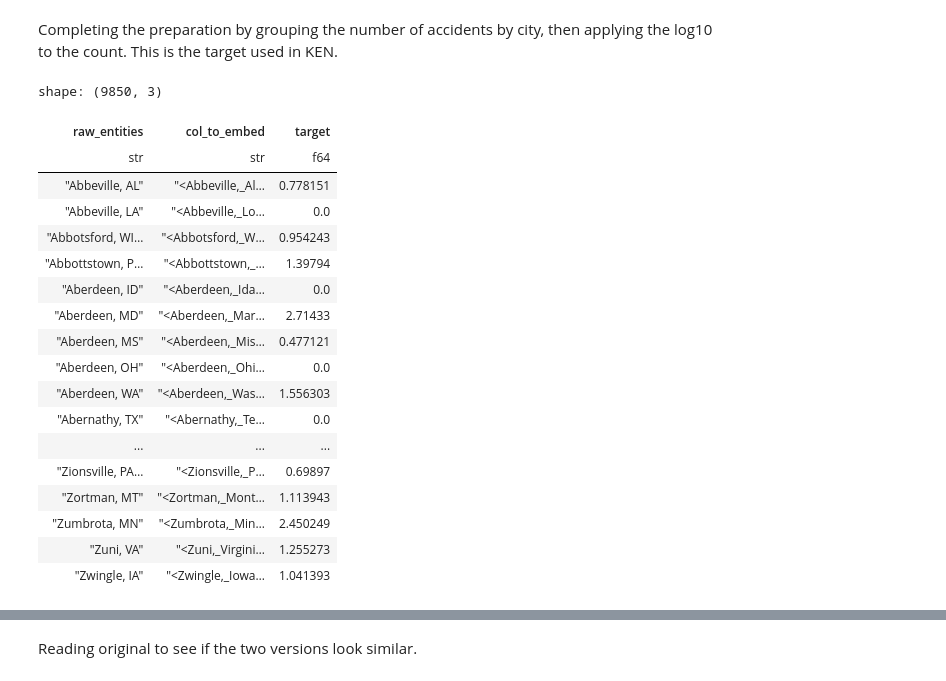
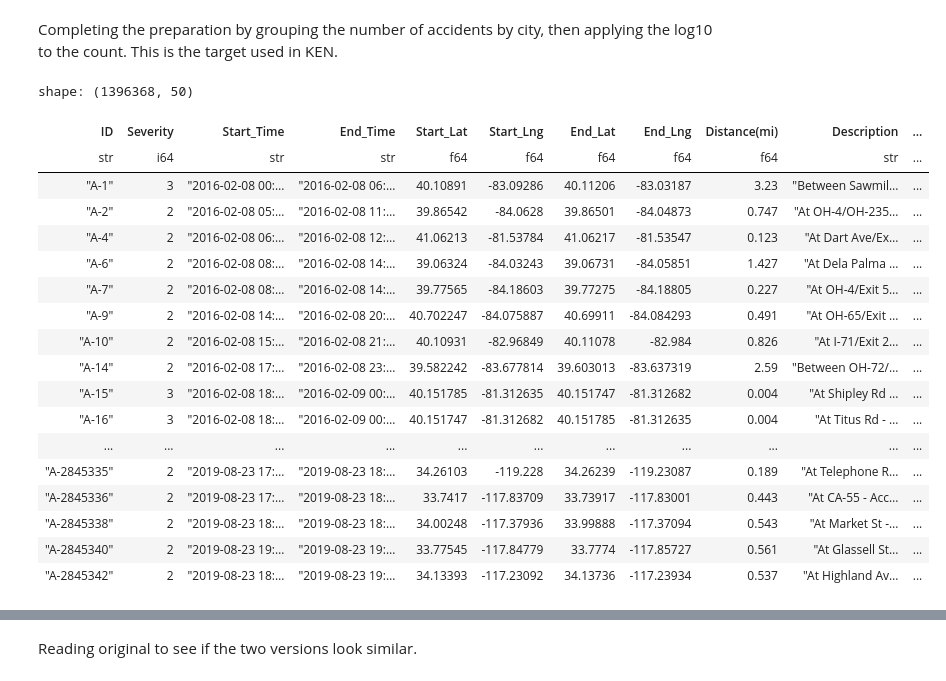
Before and after one commit to rcap107/YADL, a Jupyter notebook: notebooks/Eval KEN datasets.ipynb, the cells around one changed output, grey strips where cells are left out. Cells and saved outputs as stored; diff of their text form; code cells hidden in the pictures.

```diff
--- a/notebooks/Eval KEN datasets.ipynb
+++ b/notebooks/Eval KEN datasets.ipynb
@@ -96,25 +97,25 @@ df_final = df_counts.with_columns(
         pl.col("count").alias("target").log10()
     ]
 ).sort("raw_entities")
-# %%
-df_final
-# %% [output]
-shape: (9850, 3)
-| raw_entities | col_to_embed | target |
-| str | str | f64 |
-| "Abbeville, AL" | "<Abbeville,_Al… | 0.778151 |
-| "Abbeville, LA" | "<Abbeville,_Lo… | 0.0 |
-| "Abbotsford, WI… | "<Abbotsford,_W… | 0.954243 |
-| "Abbottstown, P… | "<Abbottstown,_… | 1.39794 |
-| "Aberdeen, ID" | "<Aberdeen,_Ida… | 0.0 |
-| "Aberdeen, MD" | "<Aberdeen,_Mar… | 2.71433 |
-| "Aberdeen, MS" | "<Aberdeen,_Mis… | 0.477121 |
-| "Aberdeen, OH" | "<Aberdeen,_Ohi… | 0.0 |
-| "Aberdeen, WA" | "<Aberdeen,_Was… | 1.556303 |
-| "Abernathy, TX" | "<Abernathy,_Te… | 0.0 |
-| ... | ... | ... |
-| "Zionsville, PA… | "<Zionsville,_P… | 0.69897 |
-| "Zortman, MT" | "<Zortman,_Mont… | 1.113943 |
-| "Zumbrota, MN" | "<Zumbrota,_Min… | 2.450249 |
-| "Zuni, VA" | "<Zuni,_Virgini… | 1.255273 |
-| "Zwingle, IA" | "<Zwingle,_Iowa… | 1.041393 |
+# %%
+df_filtered
+# %% [output]
+shape: (1396368, 50)
+| ID | Severity | Start_Time | End_Time | Start_Lat | Start_Lng | End_Lat | End_Lng | Distance(mi) | Description | ... |
+| str | i64 | str | str | f64 | f64 | f64 | f64 | f64 | str | ... |
+| "A-1" | 3 | "2016-02-08 00:… | "2016-02-08 06:… | 40.10891 | -83.09286 | 40.11206 | -83.03187 | 3.23 | "Between Sawmil… | ... |
+| "A-2" | 2 | "2016-02-08 05:… | "2016-02-08 11:… | 39.86542 | -84.0628 | 39.86501 | -84.04873 | 0.747 | "At OH-4/OH-235… | ... |
+| "A-4" | 2 | "2016-02-08 06:… | "2016-02-08 12:… | 41.06213 | -81.53784 | 41.06217 | -81.53547 | 0.123 | "At Dart Ave/Ex… | ... |
+| "A-6" | 2 | "2016-02-08 08:… | "2016-02-08 14:… | 39.06324 | -84.03243 | 39.06731 | -84.05851 | 1.427 | "At Dela Palma … | ... |
+| "A-7" | 2 | "2016-02-08 08:… | "2016-02-08 14:… | 39.77565 | -84.18603 | 39.77275 | -84.18805 | 0.227 | "At OH-4/Exit 5… | ... |
+| "A-9" | 2 | "2016-02-08 14:… | "2016-02-08 20:… | 40.702247 | -84.075887 | 40.69911 | -84.084293 | 0.491 | "At OH-65/Exit … | ... |
+| "A-10" | 2 | "2016-02-08 15:… | "2016-02-08 21:… | 40.10931 | -82.96849 | 40.11078 | -82.984 | 0.826 | "At I-71/Exit 2… | ... |
+| "A-14" | 2 | "2016-02-08 17:… | "2016-02-08 23:… | 39.582242 | -83.677814 | 39.603013 | -83.637319 | 2.59 | "Between OH-72/… | ... |
+| "A-15" | 3 | "2016-02-08 18:… | "2016-02-09 00:… | 40.151785 | -81.312635 | 40.151747 | -81.312682 | 0.004 | "At Shipley Rd … | ... |
+| "A-16" | 3 | "2016-02-08 18:… | "2016-02-09 00:… | 40.151747 | -81.312682 | 40.151785 | -81.312635 | 0.004 | "At Titus Rd - … | ... |
+| ... | ... | ... | ... | ... | ... | ... | ... | ... | ... | ... |
+| "A-2845335" | 2 | "2019-08-23 17:… | "2019-08-23 18:… | 34.26103 | -119.228 | 34.26239 | -119.23087 | 0.189 | "At Telephone R… | ... |
+| "A-2845336" | 2 | "2019-08-23 17:… | "2019-08-23 18:… | 33.7417 | -117.83709 | 33.73917 | -117.83001 | 0.443 | "At CA-55 - Acc… | ... |
+| "A-2845338" | 2 | "2019-08-23 18:… | "2019-08-23 18:… | 34.00248 | -117.37936 | 33.99888 | -117.37094 | 0.543 | "At Market St -… | ... |
+| "A-2845340" | 2 | "2019-08-23 19:… | "2019-08-23 19:… | 33.77545 | -117.84779 | 33.7774 | -117.85727 | 0.561 | "At Glassell St… | ... |
+| "A-2845342" | 2 | "2019-08-23 18:… | "2019-08-23 19:… | 34.13393 | -117.23092 | 34.13736 | -117.23934 | 0.537 | "At Highland Av… | ... |
```
Also changed, not shown: parts of 6 cells of this notebook.
